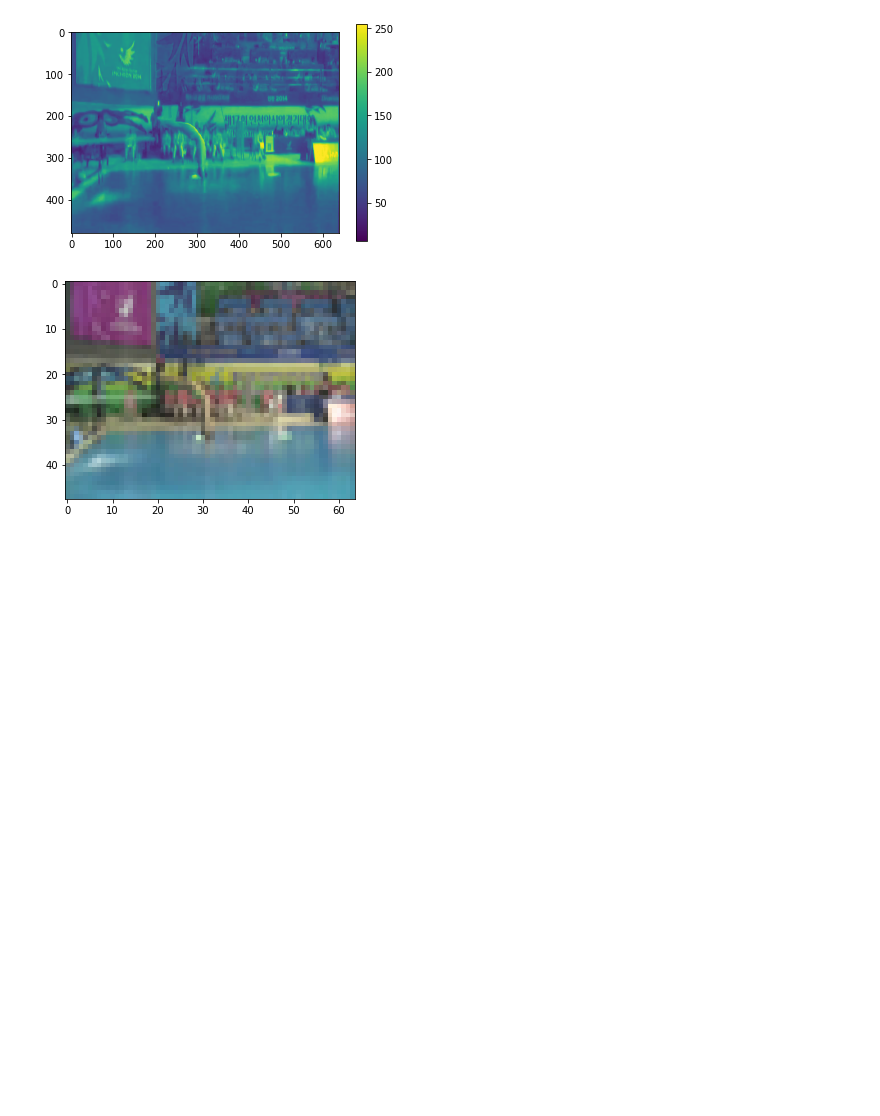
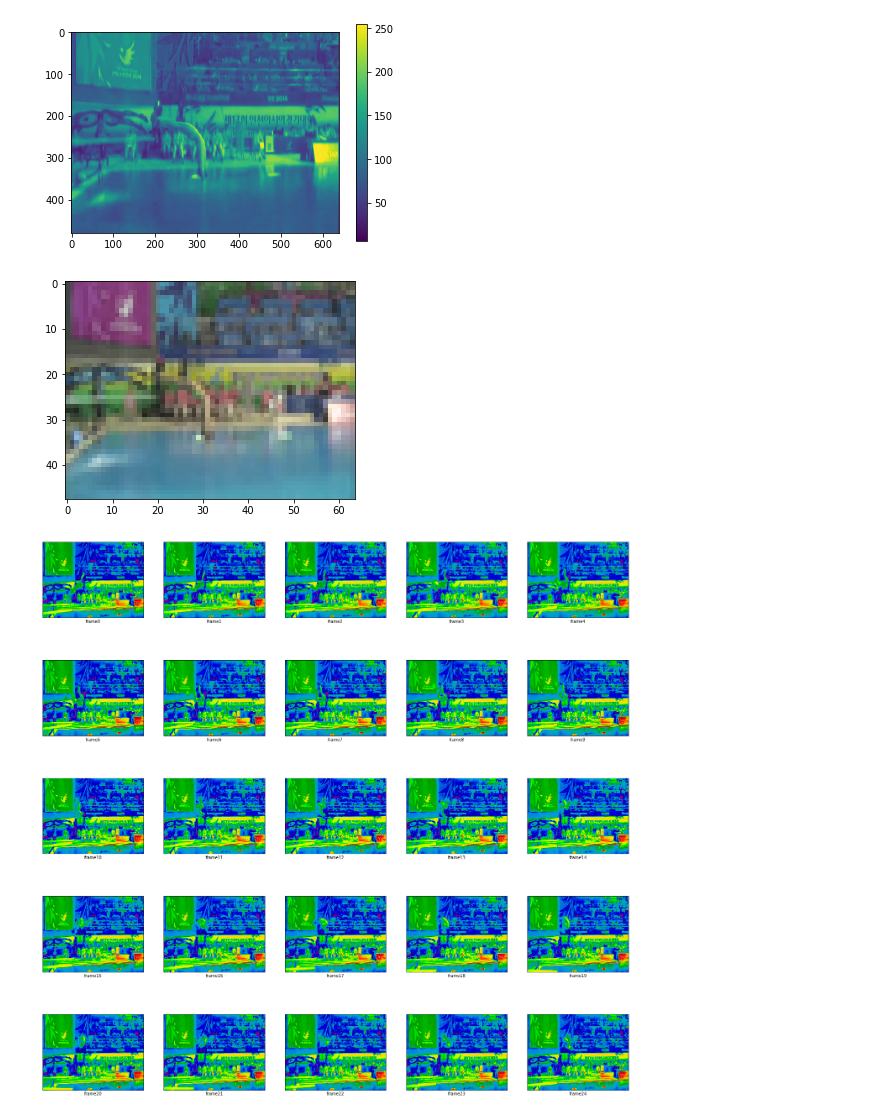
Before and after one commit to proohit/deep-learning-team6, a Jupyter notebook: 1b/Data Exploration.ipynb, the cells around one changed output. Cells and saved outputs as stored; diff of their text form; code cells hidden in the pictures; blank space fills up the shorter version.

Commit message:
subplots with cmap filter created

```diff
--- a/1b/Data Exploration.ipynb
+++ b/1b/Data Exploration.ipynb
@@ -228,5 +235,28 @@ imgplot = plt.imshow(img)
 # %% [output]
 [figure]
+# %%
+from PIL import Image
+
+
+plt.figure(figsize=(25,25))
+for i in range(0,25):
+    plt.subplot(5,5,i+1)
+    plt.xticks([])
+    plt.yticks([])
+    plt.grid(False)
+    img = ig.imread('/home/dl6/deep-learning-team6/1b/videoframes/all/Frames_video10/frame'+str(i)+'.jpg')
+
+    plt.imshow(img[:, :, 0], cmap="nipy_spectral")
+
+    # The CIFAR labels happen to be arrays,
+    # which is why you need the extra index
+    plt.xlabel('frame'+ str(i))
+plt.show()
+
+# subplot cmap setzen
+# Bilder vor der Erstellung der subplots cmappen
+# %% [output]
+[figure, added]
 # %%
 # delete folder
 
```
Also changed, not shown: parts of 4 cells of this notebook.
